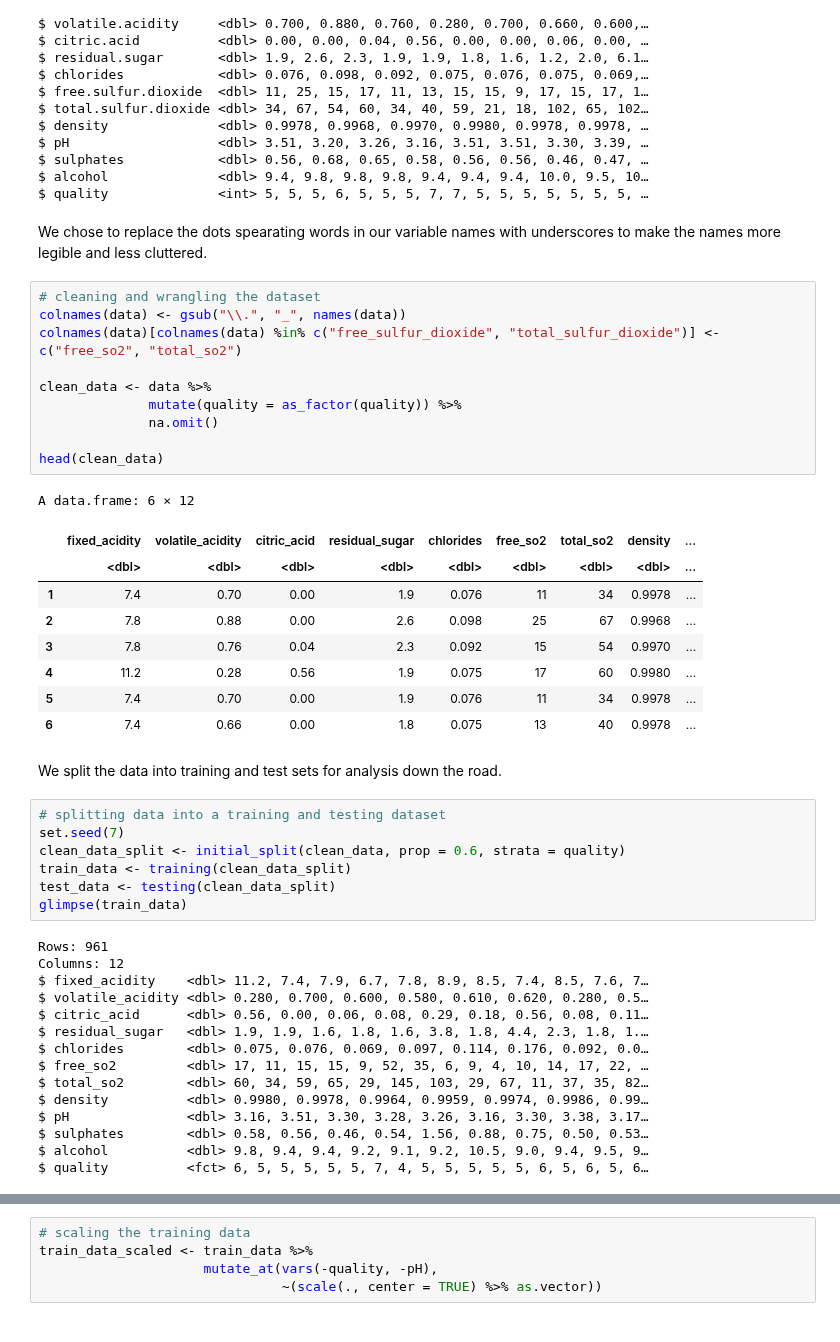
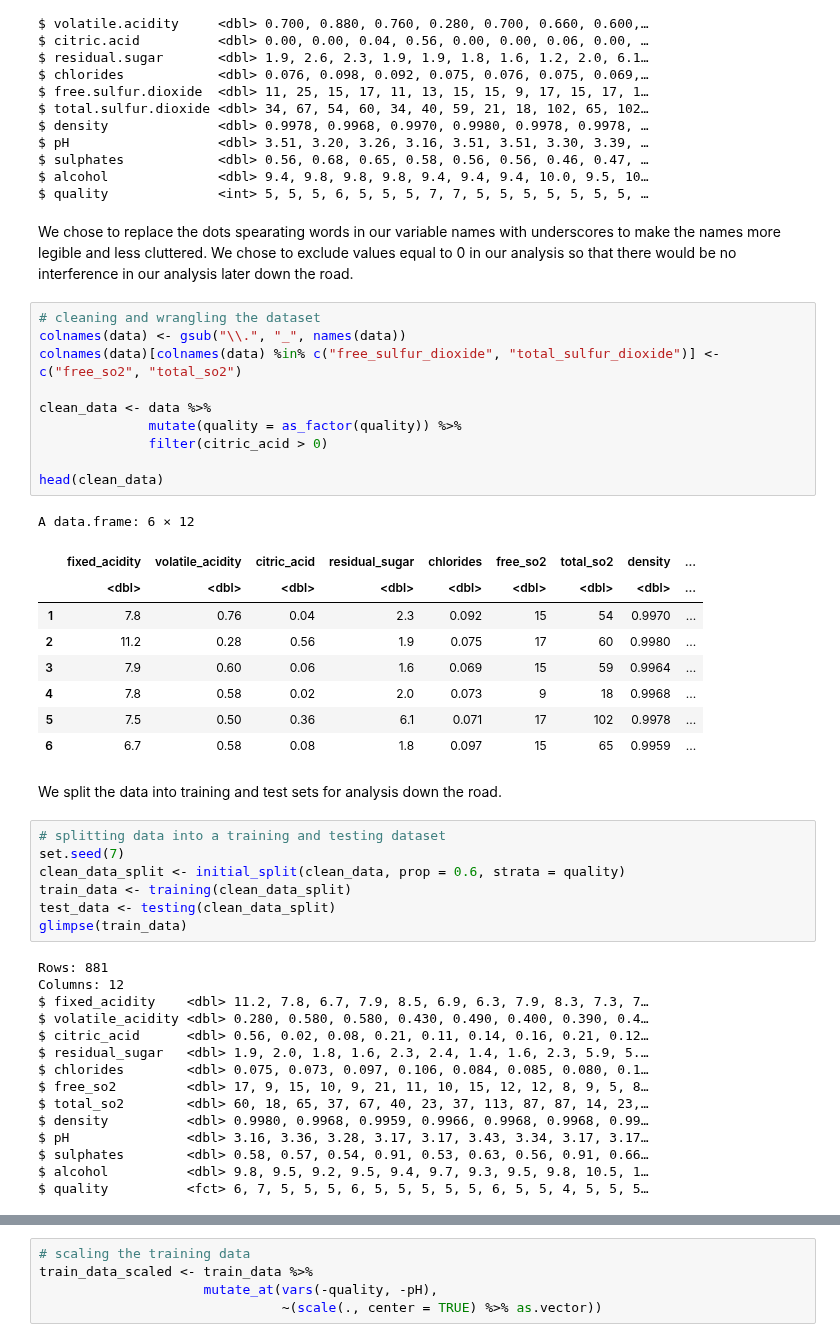
Before and after one commit to jon-chow/DSCI100-WineQualityAnalysis, a Jupyter notebook: FinalReport.ipynb, the cells around one changed output, grey strips where cells are left out. Drawn from its saved outputs; the diff is of its cells as text.

```diff
--- a/FinalReport.ipynb
+++ b/FinalReport.ipynb
@@ -85,27 +93,27 @@ $ sulphates            <dbl> 0.56, 0.68, 0.65, 0.58, 0.56, 0.56, 0.46, 0.47, …
 $ alcohol              <dbl> 9.4, 9.8, 9.8, 9.8, 9.4, 9.4, 9.4, 10.0, 9.5, 10…
 $ quality              <int> 5, 5, 5, 6, 5, 5, 5, 7, 7, 5, 5, 5, 5, 5, 5, 5, …
 # %% [markdown]
-We chose to replace the dots spearating words in our variable names with underscores to make the names more legible and less cluttered.
+We chose to replace the dots spearating words in our variable names with underscores to make the names more legible and less cluttered. We chose to exclude values equal to 0 in our analysis so that there would be no interference in our analysis later down the road.
 # %%
 # cleaning and wrangling the dataset
 colnames(data) <- gsub("\\.", "_", names(data))
 colnames(data)[colnames(data) %in% c("free_sulfur_dioxide", "total_sulfur_dioxide")] <- c("free_so2", "total_so2")
 
 clean_data <- data %>%
               mutate(quality = as_factor(quality)) %>%
-              na.omit()
+              filter(citric_acid > 0)
 
 head(clean_data)
 # %% [output]
 A data.frame: 6 × 12
 |  | fixed_acidity | volatile_acidity | citric_acid | residual_sugar | chlorides | free_so2 | total_so2 | density | ... |
 |  | <dbl> | <dbl> | <dbl> | <dbl> | <dbl> | <dbl> | <dbl> | <dbl> | ... |
-| 1 | 7.4 | 0.70 | 0.00 | 1.9 | 0.076 | 11 | 34 | 0.9978 | ... |
-| 2 | 7.8 | 0.88 | 0.00 | 2.6 | 0.098 | 25 | 67 | 0.9968 | ... |
-| 3 | 7.8 | 0.76 | 0.04 | 2.3 | 0.092 | 15 | 54 | 0.9970 | ... |
-| 4 | 11.2 | 0.28 | 0.56 | 1.9 | 0.075 | 17 | 60 | 0.9980 | ... |
-| 5 | 7.4 | 0.70 | 0.00 | 1.9 | 0.076 | 11 | 34 | 0.9978 | ... |
-| 6 | 7.4 | 0.66 | 0.00 | 1.8 | 0.075 | 13 | 40 | 0.9978 | ... |
+| 1 | 7.8 | 0.76 | 0.04 | 2.3 | 0.092 | 15 | 54 | 0.9970 | ... |
+| 2 | 11.2 | 0.28 | 0.56 | 1.9 | 0.075 | 17 | 60 | 0.9980 | ... |
+| 3 | 7.9 | 0.60 | 0.06 | 1.6 | 0.069 | 15 | 59 | 0.9964 | ... |
+| 4 | 7.8 | 0.58 | 0.02 | 2.0 | 0.073 | 9 | 18 | 0.9968 | ... |
+| 5 | 7.5 | 0.50 | 0.36 | 6.1 | 0.071 | 17 | 102 | 0.9978 | ... |
+| 6 | 6.7 | 0.58 | 0.08 | 1.8 | 0.097 | 15 | 65 | 0.9959 | ... |
 # %% [markdown]
 We split the data into training and test sets for analysis down the road.
 # %%
@@ -116,17 +124,17 @@ train_data <- training(clean_data_split)
 test_data <- testing(clean_data_split)
 glimpse(train_data)
 # %% [output]
-Rows: 961
+Rows: 881
 Columns: 12
-$ fixed_acidity    <dbl> 11.2, 7.4, 7.9, 6.7, 7.8, 8.9, 8.5, 7.4, 8.5, 7.6, 7…
-$ volatile_acidity <dbl> 0.280, 0.700, 0.600, 0.580, 0.610, 0.620, 0.280, 0.5…
-$ citric_acid      <dbl> 0.56, 0.00, 0.06, 0.08, 0.29, 0.18, 0.56, 0.08, 0.11…
-$ residual_sugar   <dbl> 1.9, 1.9, 1.6, 1.8, 1.6, 3.8, 1.8, 4.4, 2.3, 1.8, 1.…
-$ chlorides        <dbl> 0.075, 0.076, 0.069, 0.097, 0.114, 0.176, 0.092, 0.0…
-$ free_so2         <dbl> 17, 11, 15, 15, 9, 52, 35, 6, 9, 4, 10, 14, 17, 22, …
-$ total_so2        <dbl> 60, 34, 59, 65, 29, 145, 103, 29, 67, 11, 37, 35, 82…
-$ density          <dbl> 0.9980, 0.9978, 0.9964, 0.9959, 0.9974, 0.9986, 0.99…
-$ pH               <dbl> 3.16, 3.51, 3.30, 3.28, 3.26, 3.16, 3.30, 3.38, 3.17…
-$ sulphates        <dbl> 0.58, 0.56, 0.46, 0.54, 1.56, 0.88, 0.75, 0.50, 0.53…
-$ alcohol          <dbl> 9.8, 9.4, 9.4, 9.2, 9.1, 9.2, 10.5, 9.0, 9.4, 9.5, 9…
-$ quality          <fct> 6, 5, 5, 5, 5, 5, 7, 4, 5, 5, 5, 5, 5, 6, 5, 6, 5, 6…
+$ fixed_acidity    <dbl> 11.2, 7.8, 6.7, 7.9, 8.5, 6.9, 6.3, 7.9, 8.3, 7.3, 7…
+$ volatile_acidity <dbl> 0.280, 0.580, 0.580, 0.430, 0.490, 0.400, 0.390, 0.4…
+$ citric_acid      <dbl> 0.56, 0.02, 0.08, 0.21, 0.11, 0.14, 0.16, 0.21, 0.12…
+$ residual_sugar   <dbl> 1.9, 2.0, 1.8, 1.6, 2.3, 2.4, 1.4, 1.6, 2.3, 5.9, 5.…
+$ chlorides        <dbl> 0.075, 0.073, 0.097, 0.106, 0.084, 0.085, 0.080, 0.1…
+$ free_so2         <dbl> 17, 9, 15, 10, 9, 21, 11, 10, 15, 12, 12, 8, 9, 5, 8…
+$ total_so2        <dbl> 60, 18, 65, 37, 67, 40, 23, 37, 113, 87, 87, 14, 23,…
+$ density          <dbl> 0.9980, 0.9968, 0.9959, 0.9966, 0.9968, 0.9968, 0.99…
+$ pH               <dbl> 3.16, 3.36, 3.28, 3.17, 3.17, 3.43, 3.34, 3.17, 3.17…
+$ sulphates        <dbl> 0.58, 0.57, 0.54, 0.91, 0.53, 0.63, 0.56, 0.91, 0.66…
+$ alcohol          <dbl> 9.8, 9.5, 9.2, 9.5, 9.4, 9.7, 9.3, 9.5, 9.8, 10.5, 1…
+$ quality          <fct> 6, 7, 5, 5, 5, 6, 5, 5, 5, 5, 5, 6, 5, 5, 4, 5, 5, 5…
```
Also changed, not shown: parts of 11 cells of this notebook.
